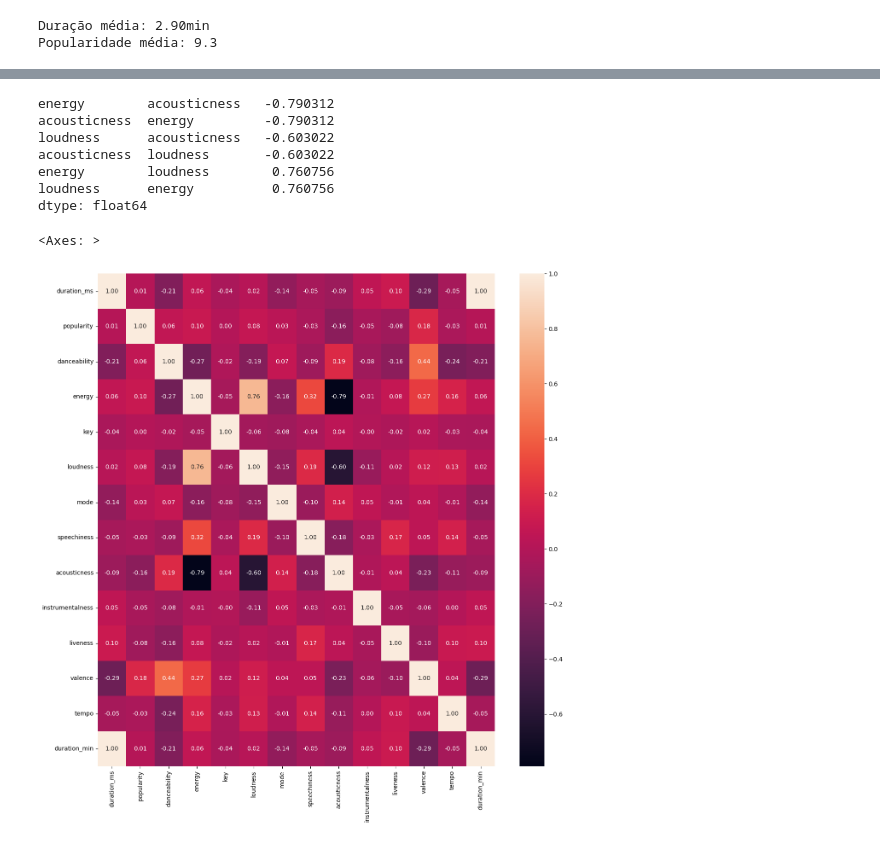
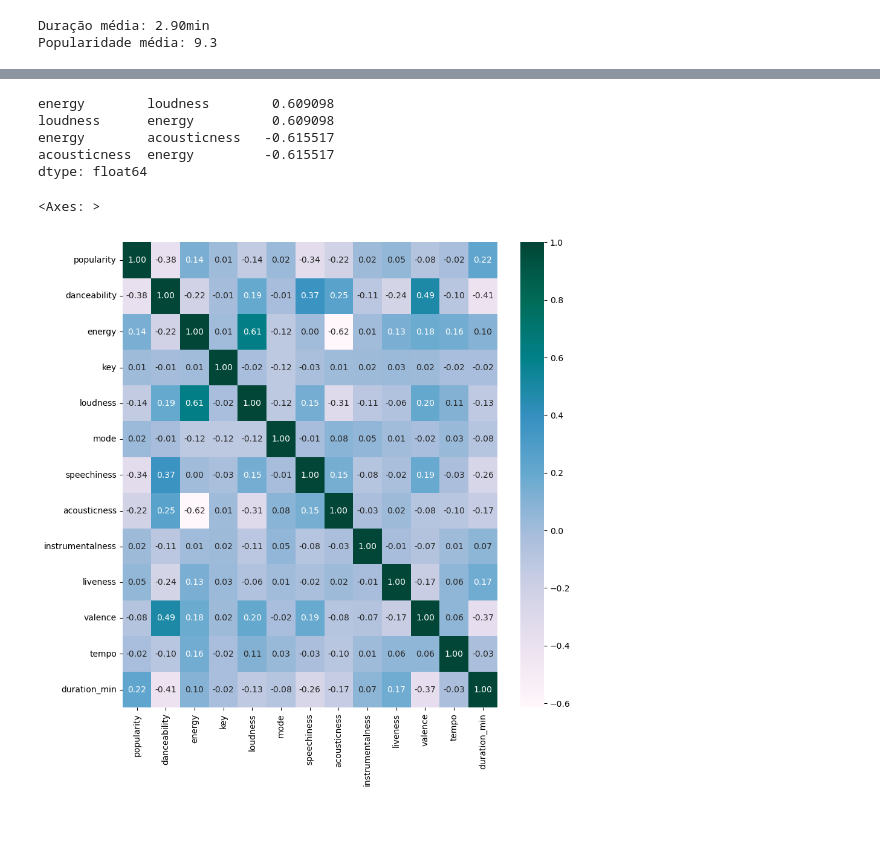
Before and after one commit to guidasneves/spotify_recsys, a Jupyter notebook: end_to_end_system.ipynb, the cells around one changed output, grey strips where cells are left out. Drawn from its saved outputs; the diff is of its cells as text; code cells hidden in the pictures.

```diff
--- a/end_to_end_system.ipynb
+++ b/end_to_end_system.ipynb
@@ -401,5 +542,5 @@ df_bad['duration_min'] = df_bad['duration_ms'] / 60000
 # %%
-df_good = pd.read_csv('./data/df_good.csv')
-df_bad = pd.read_csv('./data/df_bad.csv').drop(columns=['name'])
-df_good.head()
+good = pd.read_csv('./data/df_good.csv').drop(columns=['id'])
+bad = pd.read_csv('./data/df_bad.csv').drop(columns=['name', 'id'])
+good.head()
 # %% [output]
@@ -415,0 +557,3 @@ Total de tracks na playlist: 614
+# %%
+X = pd.concat([good, bad], axis=0, ignore_index=True)
+X.head()
@@ -530,2 +717,2 @@ def get_pairs(df, n=100):
 # %%
-df_good_num = df_good.drop(columns=['id', 'name', 'artists', 'y'])
+X_num = X.drop(columns=['name', 'artists', 'y', 'duration_ms']).copy()
@@ -559,4 +769,4 @@ Text(0.5, 1.0, 'Good vs Bad Duration')
 # %%
-df_good_corr = df_good_num.corr()
-df_good_corr
+X_corr = X_num.corr()
+X_corr
 # %% [output]
@@ -578,17 +787,14 @@ df_good_corr
 # %%
-mask = (abs(df_good_corr) > .5) & (abs(df_good_corr) != 1)
-df_good_corr.where(mask).stack().sort_values()
+mask = (abs(X_corr) > .5) & (abs(X_corr) != 1)
+X_corr.where(mask).stack().sort_values(ascending=False)
 # %% [output]
-energy        acousticness   -0.790312
-acousticness  energy         -0.790312
-loudness      acousticness   -0.603022
-acousticness  loudness       -0.603022
-energy        loudness        0.760756
-loudness      energy          0.760756
+energy        loudness        0.609098
+loudness      energy          0.609098
+energy        acousticness   -0.615517
+acousticness  energy         -0.615517
 dtype: float64
 # %%
-plt.figure(figsize=(15, 15))
-sns.heatmap(df_good_corr, annot=True, fmt='.2f', color='green')
+sns.heatmap(X_corr, annot=True, fmt='.2f', cmap='PuBuGn')
 # %% [output]
 <Axes: >
-[figure, old version]
+[figure, new version]
```
Also changed, not shown: parts of 57 cells of this notebook, 1 other file.
